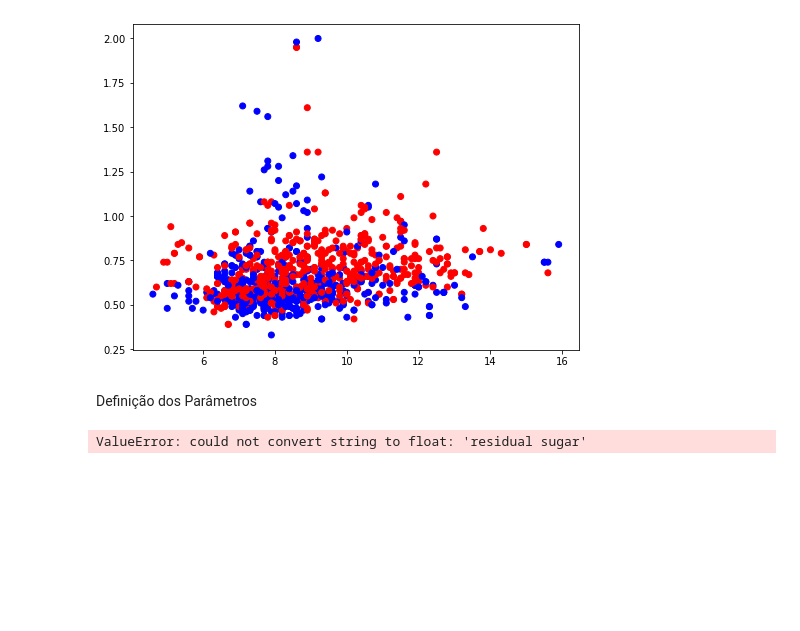
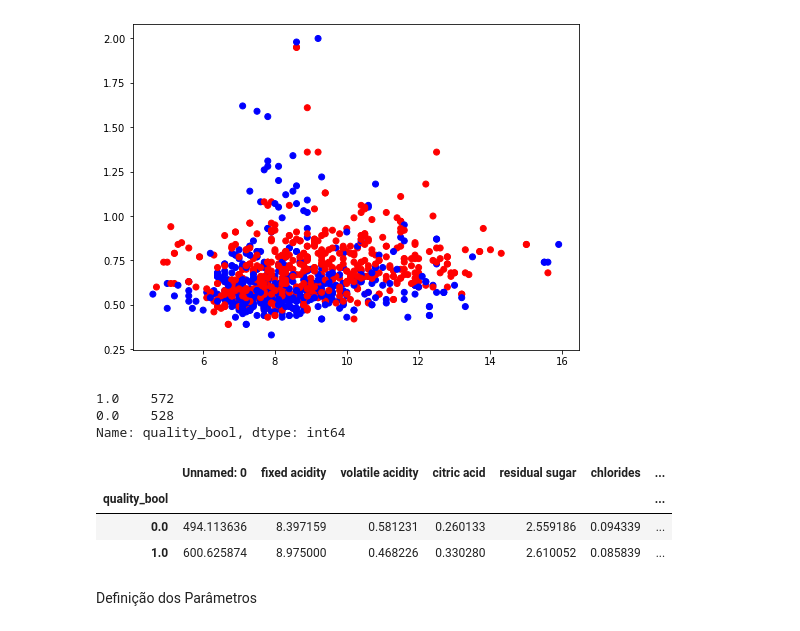
Before and after one commit to msbrasil/CiDAMO-Desafios, a Jupyter notebook: Desafio 2 - Classificação Vinho/main.ipynb, the cells around one changed output. Saved outputs shown, nothing was run; the diff lists cells and outputs as text; code cells hidden in the pictures; blank space fills up the shorter version.

```diff
--- a/Desafio 2 - Classificação Vinho/main.ipynb
+++ b/Desafio 2 - Classificação Vinho/main.ipynb
@@ -60,5 +62,18 @@ plt.scatter(df_treino['fixed acidity'], df_treino['sulphates'], c=df_treino['qua
 # %% [output]
 <matplotlib.collections.PathCollection at 0x...>
 [figure]
+# %%
+df_treino['quality_bool'].value_counts()
+# %% [output]
+1.0    572
+0.0    528
+Name: quality_bool, dtype: int64
+# %%
+df_treino.groupby('quality_bool').mean()
+# %% [output]
+|  | Unnamed: 0 | fixed acidity | volatile acidity | citric acid | residual sugar | chlorides | ... |
+| quality_bool |  |  |  |  |  |  | ... |
+| 0.0 | 494.113636 | 8.397159 | 0.581231 | 0.260133 | 2.559186 | 0.094339 | ... |
+| 1.0 | 600.625874 | 8.975000 | 0.468226 | 0.330280 | 2.610052 | 0.085839 | ... |
 # %% [markdown]
 Definição dos Parâmetros
@@ -68,21 +79,0 @@ y_treino = ['quality_bool']
-# %%
-clf = LogisticRegression()
-
-#Treina e realiza a predição
-clf.fit(X, y)
-y_pred = clf.predict(X)
-
-plt.scatter(X, y, s=30)
-plt.scatter(X, y_pred, s=5)
-
-#Imprime as Métricas
-print('Acurácia = ', accuracy_score(y, y_pred),
-      '\nPrecisão = ', precision_score(y, y_pred),
-      '\nRecall = ', recall_score(y, y_pred),
-      '\nF1_SCORE = ', f1_score(y, y_pred))
-
-xg = np.linspace(X.min() - 0.1, X.max() + 0.1, 100).reshape(-1, 1)
-plt.plot(xg, clf.predict_proba(xg)[:,1])
-plt.plot(xg, 0.5 * np.ones(100))
-# %% [output]
-ValueError: could not convert string to float: 'residual sugar'
```
Also changed, not shown: parts of 13 cells of this notebook, 2 other files.
